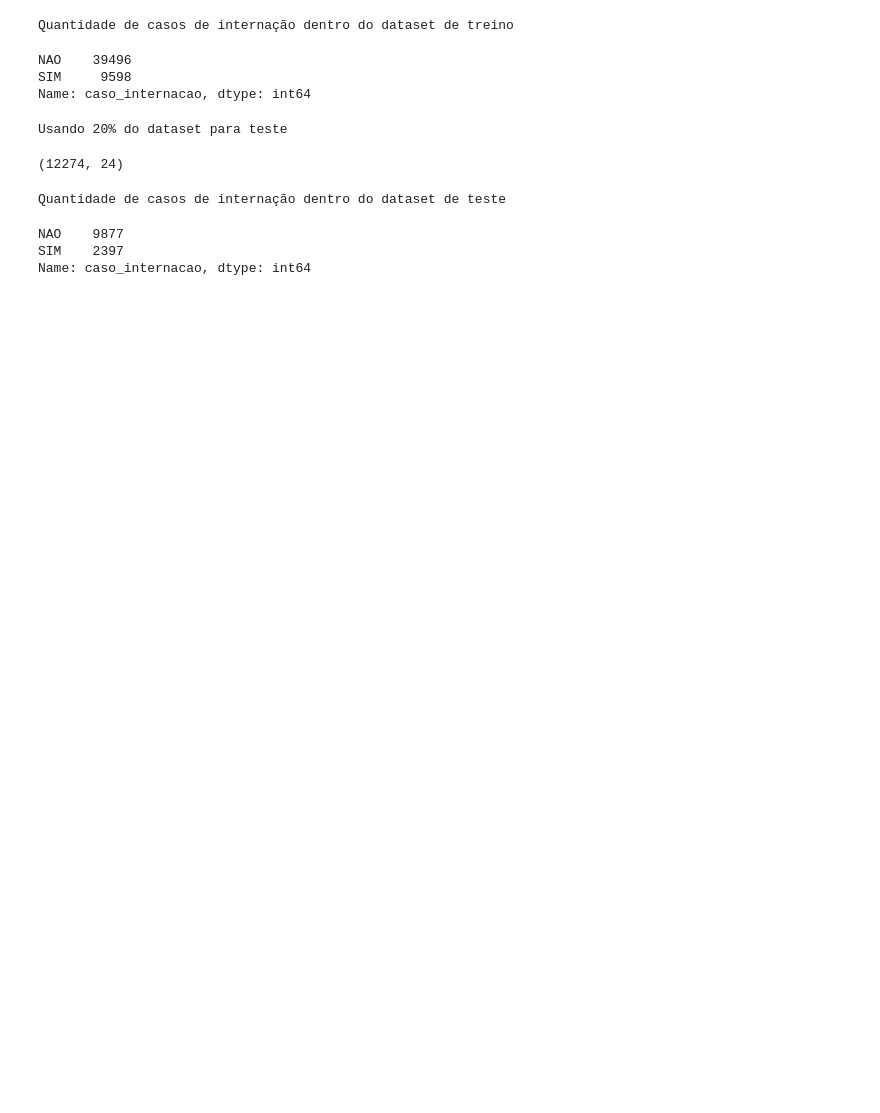
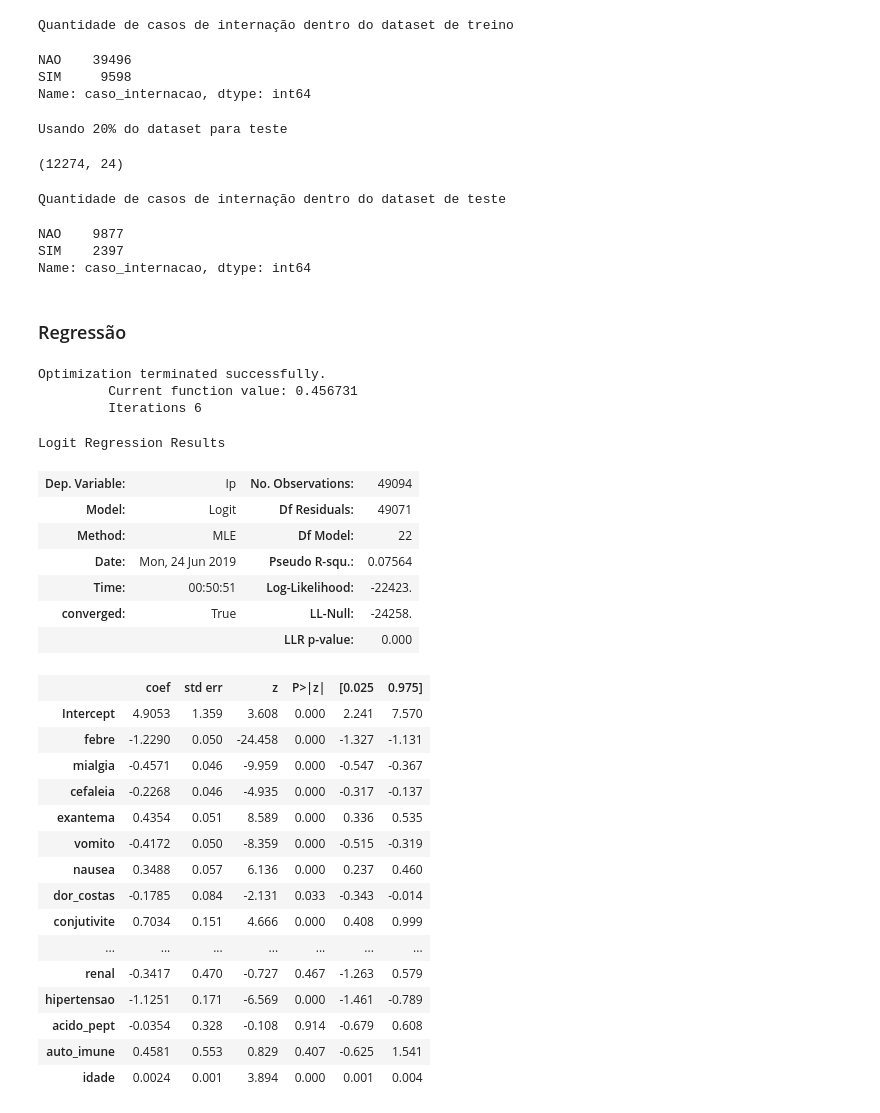
Before and after one commit to Jcss3/Analise-de-Dados---Dengue, a Jupyter notebook: Dataset Pre-Processado/Regressão.ipynb, the cells around one changed output. Saved outputs shown, nothing was run; the diff lists cells and outputs as text; code cells hidden in the pictures; blank space fills up the shorter version.

```diff
--- a/Dataset Pre-Processado/Regressão.ipynb
+++ b/Dataset Pre-Processado/Regressão.ipynb
@@ -103,3 +103,5 @@ Quantidade de casos de internação dentro do dataset de teste
 NAO    9877
 SIM    2397
 Name: caso_internacao, dtype: int64
+# %% [markdown]
+### Regressão
@@ -105,0 +110,32 @@ Name: caso_internacao, dtype: int64
+# %%
+treinoCP['Ip'] = treinoCP.caso_internacao.map(lambda x: x== 'SIM' and 1 or 0)
+model = smf.logit("Ip ~ febre + mialgia + cefaleia + exantema + vomito + nausea + dor_costas + conjutivite + artrite + artralgia + petequia_n + leucopenia + laco + dor_retro + diabetes + hematolog + hepatopat + renal + hipertensao + acido_pept + auto_imune + idade",data=treinoCP).fit()
+model.summary()
+# %% [output]
+Optimization terminated successfully.
+         Current function value: 0.456731
+         Iterations 6
+Logit Regression Results
+| Dep. Variable: | Ip | No. Observations: | 49094 |
+| Model: | Logit | Df Residuals: | 49071 |
+| Method: | MLE | Df Model: | 22 |
+| Date: | Mon, 24 Jun 2019 | Pseudo R-squ.: | 0.07564 |
+| Time: | 00:50:51 | Log-Likelihood: | -22423. |
+| converged: | True | LL-Null: | -24258. |
+|  |  | LLR p-value: | 0.000 |
+|  | coef | std err | z | P>|z| | [0.025 | 0.975] |
+| Intercept | 4.9053 | 1.359 | 3.608 | 0.000 | 2.241 | 7.570 |
+| febre | -1.2290 | 0.050 | -24.458 | 0.000 | -1.327 | -1.131 |
+| mialgia | -0.4571 | 0.046 | -9.959 | 0.000 | -0.547 | -0.367 |
+| cefaleia | -0.2268 | 0.046 | -4.935 | 0.000 | -0.317 | -0.137 |
+| exantema | 0.4354 | 0.051 | 8.589 | 0.000 | 0.336 | 0.535 |
+| vomito | -0.4172 | 0.050 | -8.359 | 0.000 | -0.515 | -0.319 |
+| nausea | 0.3488 | 0.057 | 6.136 | 0.000 | 0.237 | 0.460 |
+| dor_costas | -0.1785 | 0.084 | -2.131 | 0.033 | -0.343 | -0.014 |
+| conjutivite | 0.7034 | 0.151 | 4.666 | 0.000 | 0.408 | 0.999 |
+| ... | ... | ... | ... | ... | ... | ... |
+| renal | -0.3417 | 0.470 | -0.727 | 0.467 | -1.263 | 0.579 |
+| hipertensao | -1.1251 | 0.171 | -6.569 | 0.000 | -1.461 | -0.789 |
+| acido_pept | -0.0354 | 0.328 | -0.108 | 0.914 | -0.679 | 0.608 |
+| auto_imune | 0.4581 | 0.553 | 0.829 | 0.407 | -0.625 | 1.541 |
+| idade | 0.0024 | 0.001 | 3.894 | 0.000 | 0.001 | 0.004 |
```
Also changed, not shown: parts of 12 cells of this notebook.
